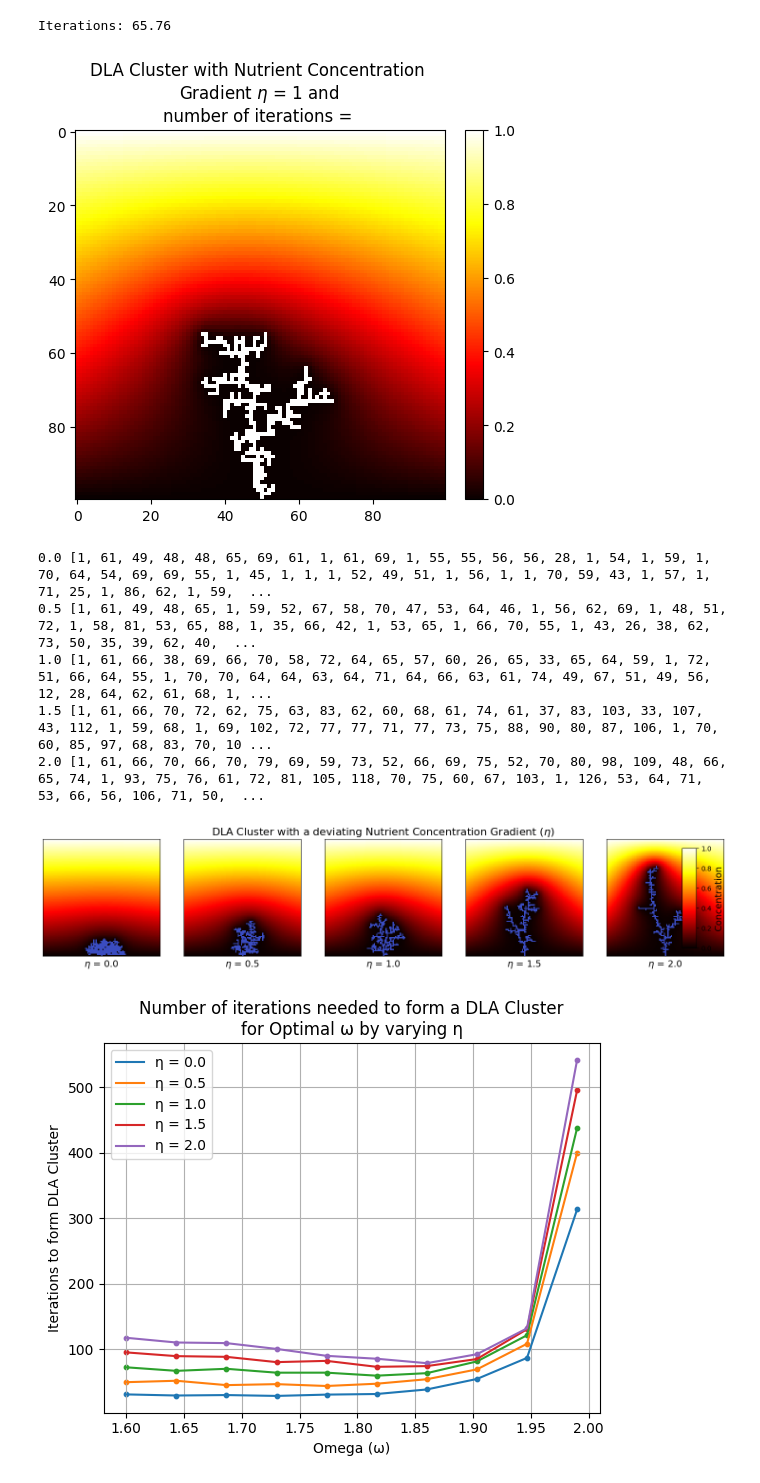
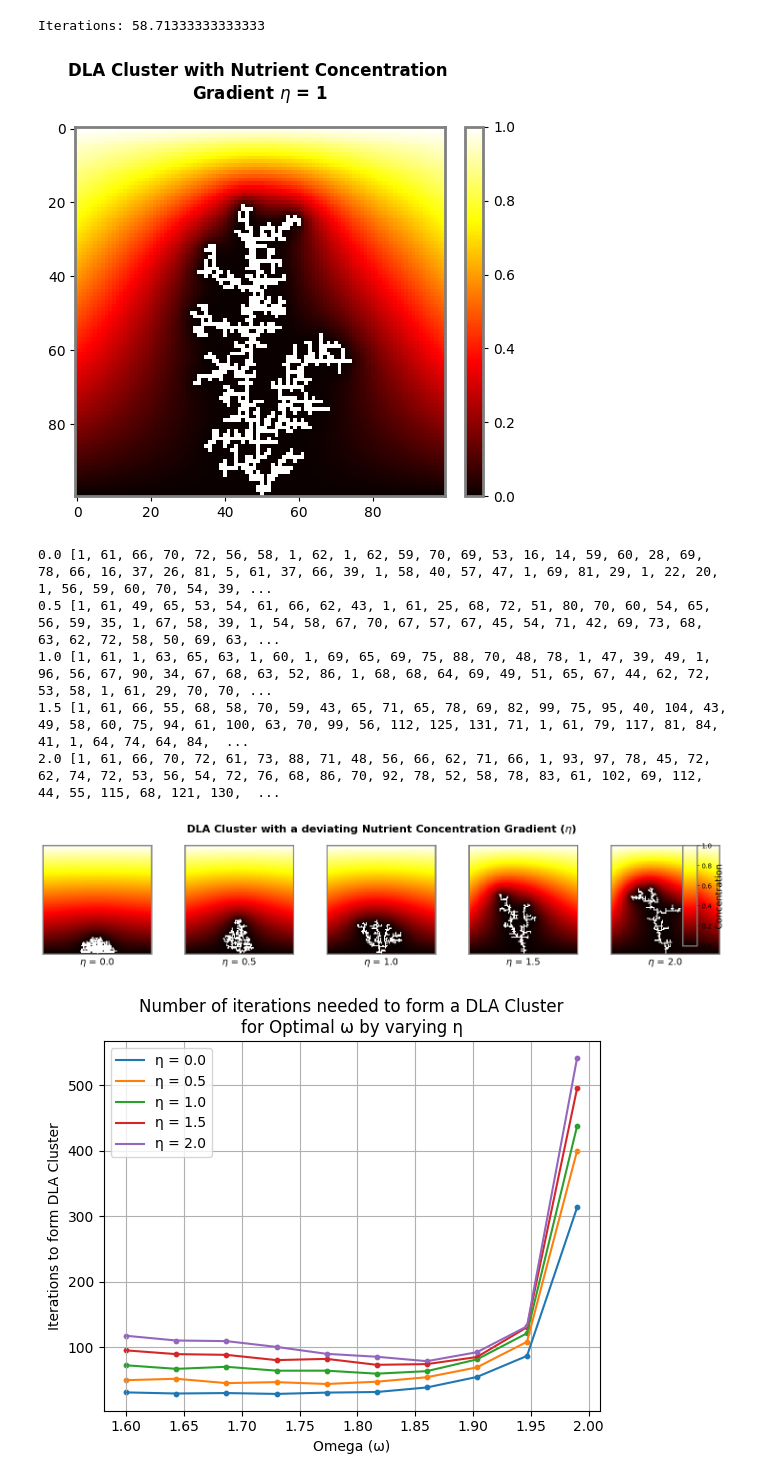
Before and after one commit to koenweverink/ScientificComputing, a Jupyter notebook: Set2.ipynb, the cells around one changed output. Drawn from its saved outputs; the diff is of its cells as text; code cells hidden in the pictures.

```diff
--- a/Set2.ipynb
+++ b/Set2.ipynb
@@ -89,7 +85,7 @@ def num_seeds(domain):
 # %%
 size = 100  # Size of the domain
 seed_position = (size - 1, size // 2)  # Seed at the bottom center
-iterations = 300  # Number of growth steps
+iterations = 750  # Number of growth steps
 omega = 1.85  # Over-relaxation parameter
 epsilon = 1e-5  # epsilon for SOR convergence
 eta = 1  # Shape parameter
@@ -105,17 +101,17 @@ concentration = np.tile(concentration, (1, size))  # Extend the gradient horizon
 domain, concentration, iter_count = sim(domain, concentration, omega, iterations, eta, epsilon)
 print(f"Iterations: {np.mean(iter_count)}")
 # %% [output]
-Iterations: 65.76
+Iterations: 58.71333333333333
 # %%
 fig, ax = plt.subplots()
 cmap = ax.imshow(concentration, cmap='hot', interpolation='nearest')
 fig.colorbar(cmap, ax=ax, fraction=0.046, pad=0.04)
 cluster_overlay = np.ma.masked_where(domain == 0, domain)
 ax.imshow(cluster_overlay, cmap='Greys', interpolation='nearest')
-ax.set_title(f'DLA Cluster with Nutrient Concentration \nGradient $\eta$ = {eta} and \nnumber of iterations = ')
+ax.set_title(f'DLA Cluster with Nutrient Concentration \nGradient $\eta$ = {eta}')
 plt.show()
 # %% [output]
-[figure, old version]
+[figure, new version]
 # %%
 eta_list = np.linspace(0, 2, 5)
 
@@ -142,7 +138,7 @@ for i, eta in enumerate(eta_list):
     domain, concentration, count = sim(domain, concentration, omega, iterations, eta, epsilon)
     cmap = ax.imshow(concentration, cmap='hot', interpolation='nearest')
     cluster_overlay = np.ma.masked_where(domain == 0, domain)
-    im = ax.imshow(cluster_overlay, cmap = 'coolwarm', interpolation='nearest')
+    im = ax.imshow(cluster_overlay, cmap = 'Greys', interpolation='nearest')
     ax.set_xticks([])
     ax.set_yticks([])
     ax.set_xlabel(f"$\eta$ = {eta}", fontsize=14)
@@ -158,12 +154,12 @@ axes[2].set_title(f'DLA Cluster with a deviating Nutrient Concentration Gradient
 plt.tight_layout()
 plt.show()
 # %% [output]
-0.0 [1, 61, 49, 48, 48, 65, 69, 61, 1, 61, 69, 1, 55, 55, 56, 56, 28, 1, 54, 1, 59, 1, 70, 64, 54, 69, 69, 55, 1, 45, 1, 1, 1, 52, 49, 51, 1, 56, 1, 1, 70, 59, 43, 1, 57, 1, 71, 25, 1, 86, 62, 1, 59,  ...
-0.5 [1, 61, 49, 48, 65, 1, 59, 52, 67, 58, 70, 47, 53, 64, 46, 1, 56, 62, 69, 1, 48, 51, 72, 1, 58, 81, 53, 65, 88, 1, 35, 66, 42, 1, 53, 65, 1, 66, 70, 55, 1, 43, 26, 38, 62, 73, 50, 35, 39, 62, 40,  ...
-1.0 [1, 61, 66, 38, 69, 66, 70, 58, 72, 64, 65, 57, 60, 26, 65, 33, 65, 64, 59, 1, 72, 51, 66, 64, 55, 1, 70, 70, 64, 64, 63, 64, 71, 64, 66, 63, 61, 74, 49, 67, 51, 49, 56, 12, 28, 64, 62, 61, 68, 1, ...
-1.5 [1, 61, 66, 70, 72, 62, 75, 63, 83, 62, 60, 68, 61, 74, 61, 37, 83, 103, 33, 107, 43, 112, 1, 59, 68, 1, 69, 102, 72, 77, 77, 71, 77, 73, 75, 88, 90, 80, 87, 106, 1, 70, 60, 85, 97, 68, 83, 70, 10 ...
-2.0 [1, 61, 66, 70, 66, 70, 79, 69, 59, 73, 52, 66, 69, 75, 52, 70, 80, 98, 109, 48, 66, 65, 74, 1, 93, 75, 76, 61, 72, 81, 105, 118, 70, 75, 60, 67, 103, 1, 126, 53, 64, 71, 53, 66, 56, 106, 71, 50,  ...
+0.0 [1, 61, 66, 70, 72, 56, 58, 1, 62, 1, 62, 59, 70, 69, 53, 16, 14, 59, 60, 28, 69, 78, 66, 16, 37, 26, 81, 5, 61, 37, 66, 39, 1, 58, 40, 57, 47, 1, 69, 81, 29, 1, 22, 20, 1, 56, 59, 60, 70, 54, 39, ...
+0.5 [1, 61, 49, 65, 53, 54, 61, 66, 62, 43, 1, 61, 25, 68, 72, 51, 80, 70, 60, 54, 65, 56, 59, 35, 1, 67, 58, 39, 1, 54, 58, 67, 70, 67, 57, 67, 45, 54, 71, 42, 69, 73, 68, 63, 62, 72, 58, 50, 69, 63, ...
+1.0 [1, 61, 1, 63, 65, 63, 1, 60, 1, 69, 65, 69, 75, 88, 70, 48, 78, 1, 47, 39, 49, 1, 96, 56, 67, 90, 34, 67, 68, 63, 52, 86, 1, 68, 68, 64, 69, 49, 51, 65, 67, 44, 62, 72, 53, 58, 1, 61, 29, 70, 70, ...
+1.5 [1, 61, 66, 55, 68, 58, 70, 59, 43, 65, 71, 65, 78, 69, 82, 99, 75, 95, 40, 104, 43, 49, 58, 60, 75, 94, 61, 100, 63, 70, 99, 56, 112, 125, 131, 71, 1, 61, 79, 117, 81, 84, 41, 1, 64, 74, 64, 84,  ...
+2.0 [1, 61, 66, 70, 72, 61, 73, 88, 71, 48, 56, 66, 62, 71, 66, 1, 93, 97, 78, 45, 72, 62, 74, 72, 53, 56, 54, 72, 76, 68, 86, 70, 92, 78, 52, 58, 78, 83, 61, 102, 69, 112, 44, 55, 115, 68, 121, 130,  ...
-[figure, old version]
+[figure, new version]
 # %%
 eta_list = np.linspace(0, 2, 5)
 omega_list = np.linspace(1.6, 1.99, 10)
```
Also changed, not shown: parts of 3 cells of this notebook.
